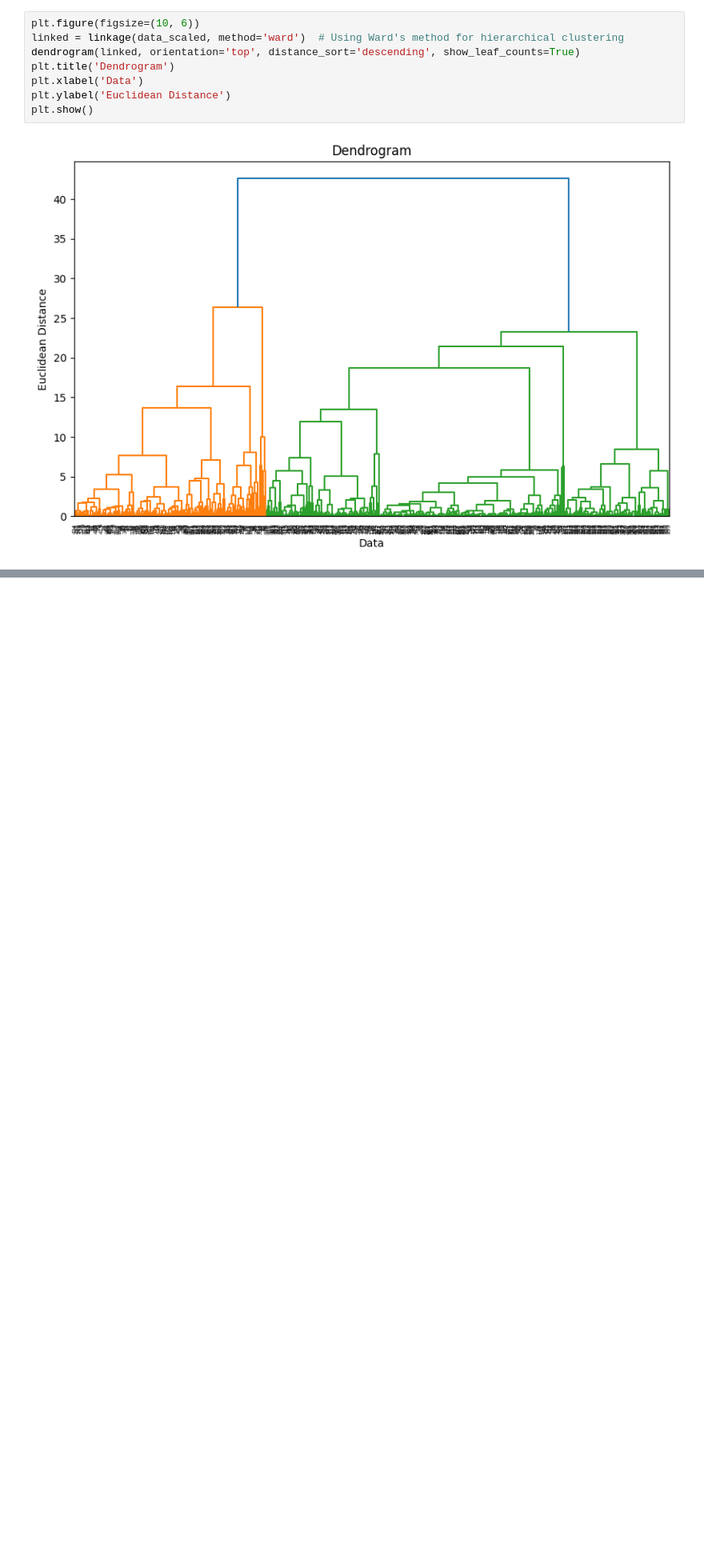
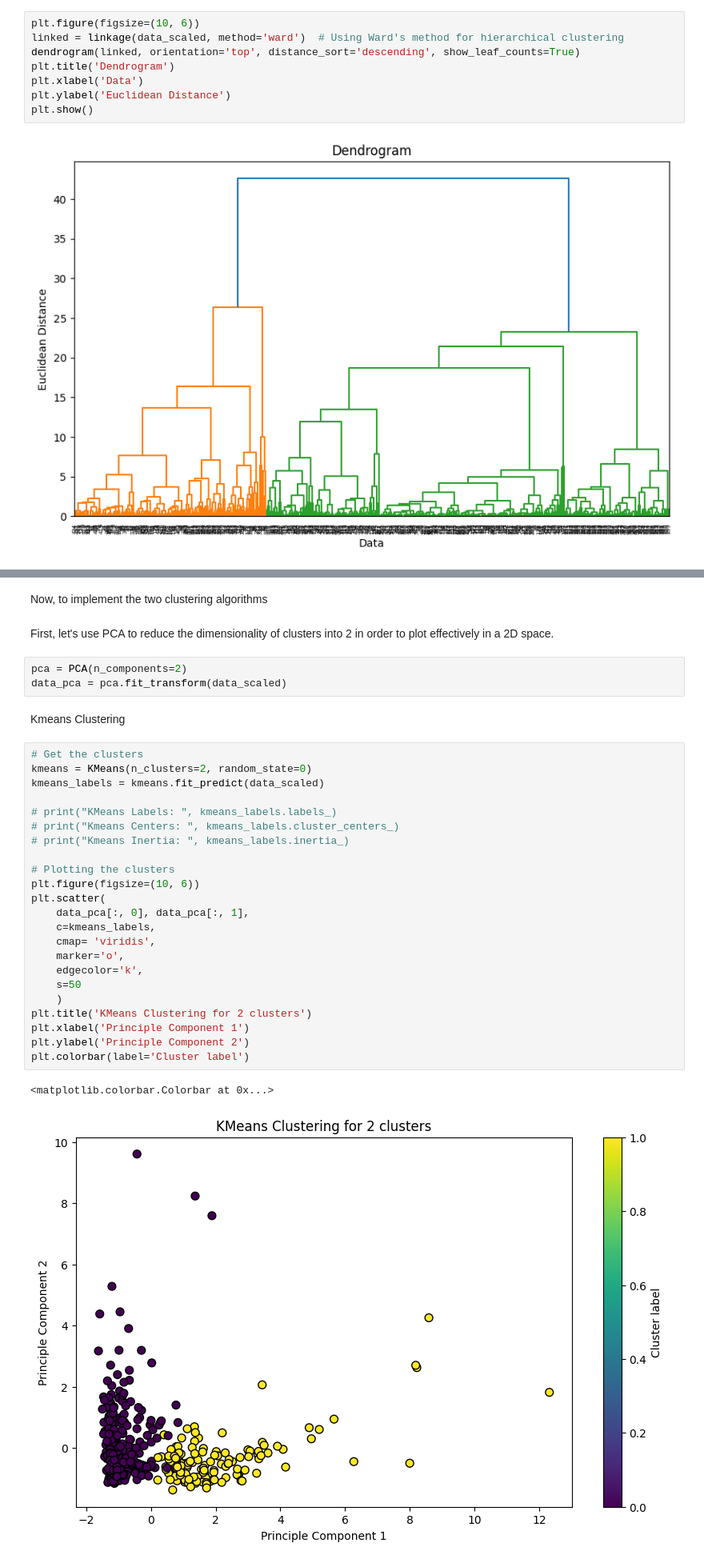
Before and after one commit to ananthk19/clusteringExperiment, a Jupyter notebook: main.ipynb, the cells around one changed output, grey strips where cells are left out. Shown: that part at 80% size. Drawn from its saved outputs; the diff is of its cells as text; blank space fills up the shorter version.

Commit message:
Plotting the optimal clusters -> Kmeans

```diff
--- a/main.ipynb
+++ b/main.ipynb
@@ -98,0 +100,35 @@ Based on the abovr diagram, the optimal number of clusters seem to be two.
+# %% [markdown]
+Now, to implement the two clustering algorithms
+# %% [markdown]
+First, let's use PCA to reduce the dimensionality of clusters into 2 in order to plot effectively in a 2D space.
+# %%
+pca = PCA(n_components=2)
+data_pca = pca.fit_transform(data_scaled)
+# %% [markdown]
+Kmeans Clustering
+# %%
+# Get the clusters
+kmeans = KMeans(n_clusters=2, random_state=0)
+kmeans_labels = kmeans.fit_predict(data_scaled)
+
+# print("KMeans Labels: ", kmeans_labels.labels_)
+# print("Kmeans Centers: ", kmeans_labels.cluster_centers_)
+# print("Kmeans Inertia: ", kmeans_labels.inertia_)
+
+# Plotting the clusters
+plt.figure(figsize=(10, 6))
+plt.scatter(
+    data_pca[:, 0], data_pca[:, 1],
+    c=kmeans_labels,
+    cmap= 'viridis',
+    marker='o',
+    edgecolor='k',
+    s=50
+    )
+plt.title('KMeans Clustering for 2 clusters')
+plt.xlabel('Principle Component 1')
+plt.ylabel('Principle Component 2')
+plt.colorbar(label='Cluster label')
+# %% [output]
+<matplotlib.colorbar.Colorbar at 0x...>
+[figure, added]
```
Also changed, not shown: parts of 2 cells of this notebook.
